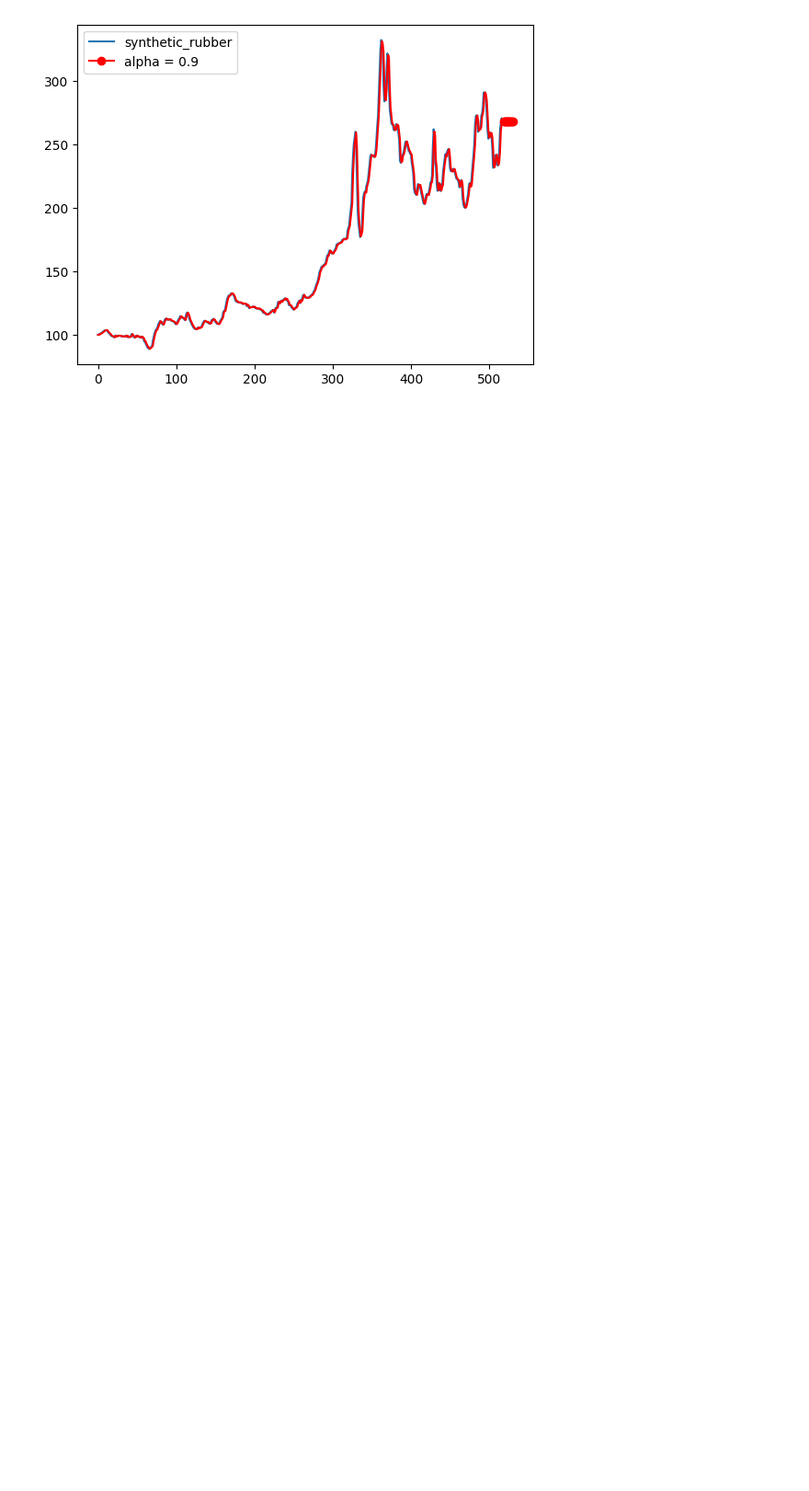
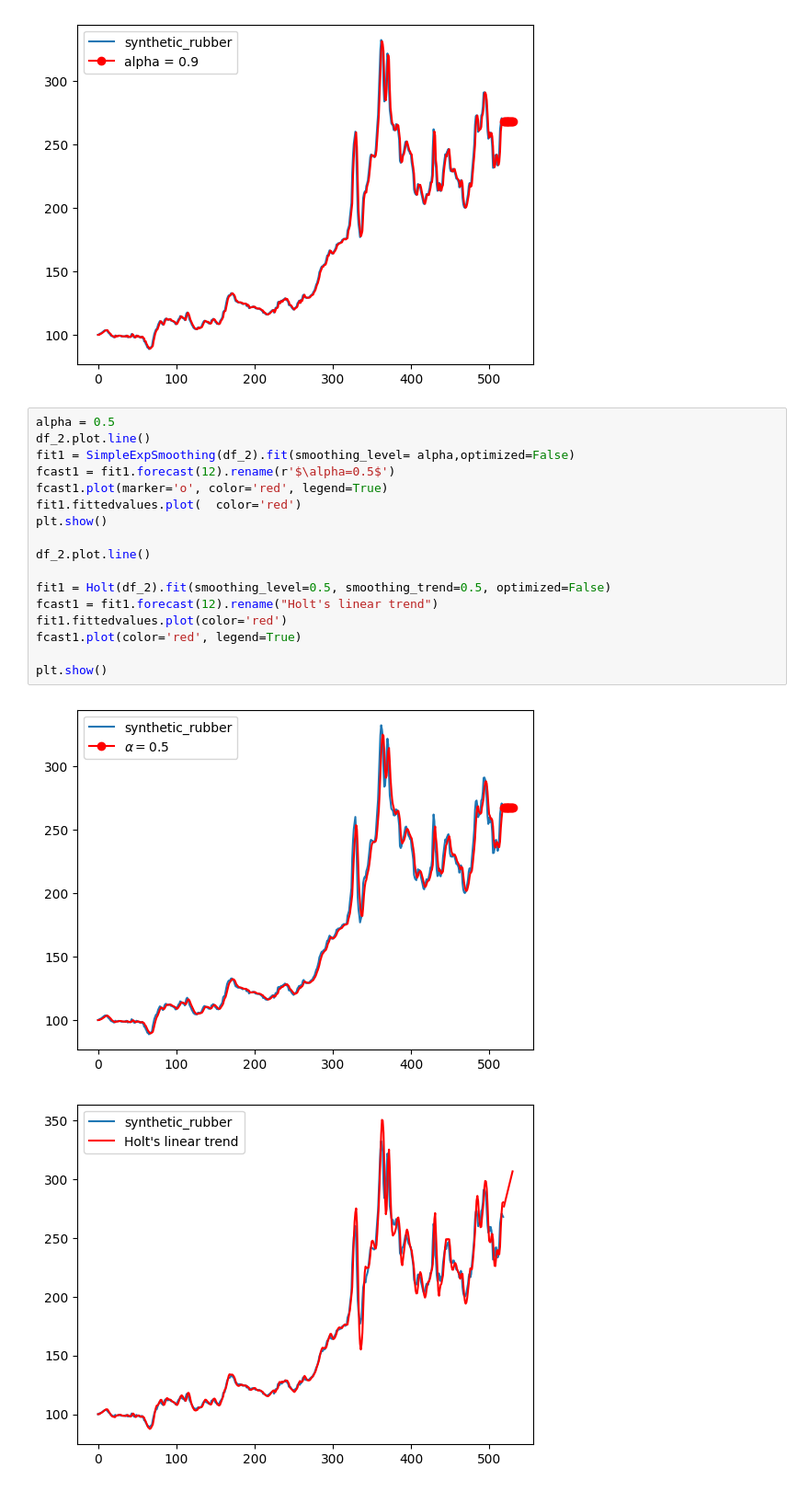
Before and after one commit to DavidGuzzi/TSA, a Jupyter notebook: synthetic_rubber.ipynb, the cells around one changed output. Shown at 92% size. Saved outputs shown, nothing was run; the diff lists cells and outputs as text; blank space fills up the shorter version.

```diff
--- a/synthetic_rubber.ipynb
+++ b/synthetic_rubber.ipynb
@@ -205,3 +200,23 @@ for alpha_sm in [0.2 , 0.5, 0.9]:
 [figure]
 [figure]
 [figure]
+# %%
+alpha = 0.5
+df_2.plot.line()
+fit1 = SimpleExpSmoothing(df_2).fit(smoothing_level= alpha,optimized=False)
+fcast1 = fit1.forecast(12).rename(r'$\alpha=0.5$')
+fcast1.plot(marker='o', color='red', legend=True)
+fit1.fittedvalues.plot(  color='red')
+plt.show()
+
+df_2.plot.line()
+
+fit1 = Holt(df_2).fit(smoothing_level=0.5, smoothing_trend=0.5, optimized=False)
+fcast1 = fit1.forecast(12).rename("Holt's linear trend")
+fit1.fittedvalues.plot(color='red')
+fcast1.plot(color='red', legend=True)
+
+plt.show()
+# %% [output]
+[figure, added]
+[figure, added]
```
Also changed, not shown: parts of 12 cells of this notebook.
